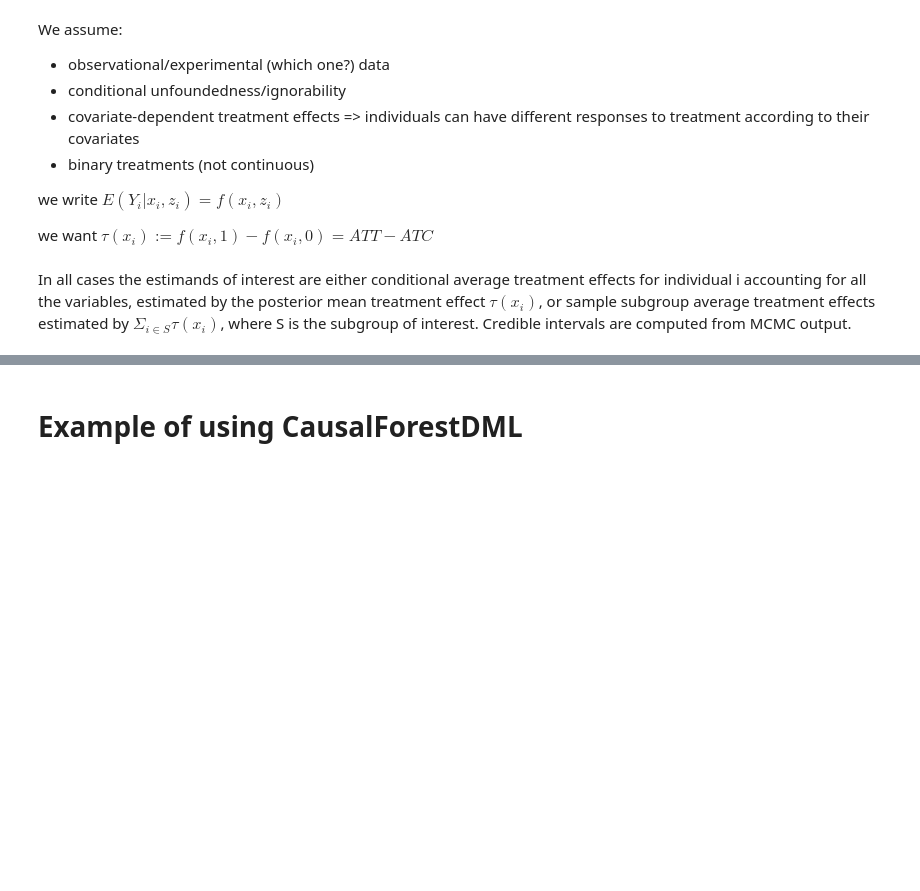
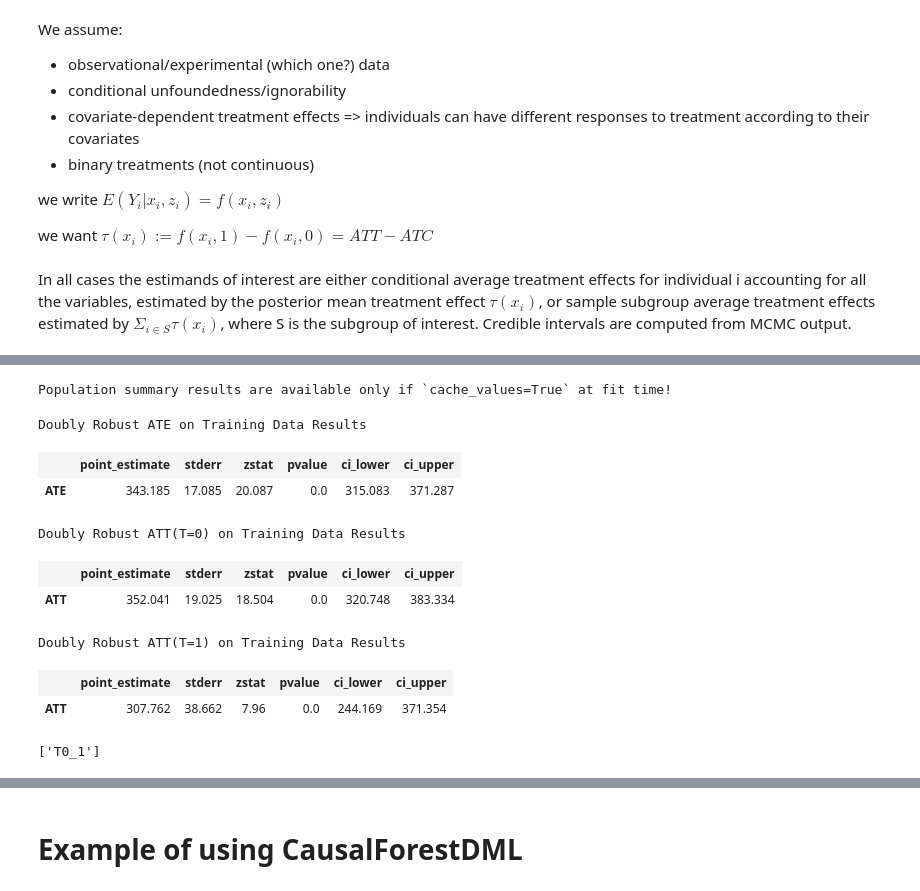
Before and after one commit to mbronckers/ecma_project, a Jupyter notebook: experiment.ipynb, the cells around one changed output, grey strips where cells are left out. Cells and saved outputs as stored; diff of their text form; code cells hidden in the pictures; blank space fills up the shorter version.

```diff
--- a/experiment.ipynb
+++ b/experiment.ipynb
@@ -205,3 +389,20 @@ array([19.46082832])
+# %%
+est.summary()
+# %% [output]
+Population summary results are available only if `cache_values=True` at fit time!
+Doubly Robust ATE on Training Data Results
+|  | point_estimate | stderr | zstat | pvalue | ci_lower | ci_upper |
+| ATE | 343.185 | 17.085 | 20.087 | 0.0 | 315.083 | 371.287 |
+Doubly Robust ATT(T=0) on Training Data Results
+|  | point_estimate | stderr | zstat | pvalue | ci_lower | ci_upper |
+| ATT | 352.041 | 19.025 | 18.504 | 0.0 | 320.748 | 383.334 |
+Doubly Robust ATT(T=1) on Training Data Results
+|  | point_estimate | stderr | zstat | pvalue | ci_lower | ci_upper |
+| ATT | 307.762 | 38.662 | 7.96 | 0.0 | 244.169 | 371.354 |
+# %%
+est.cate_treatment_names()
+# %% [output]
+['T0_1']
 # %%
 # Shapley values show covariate/feature w greatest importance on outcome,
 # helps identify subgroups
```
Also changed, not shown: parts of 24 cells of this notebook, 2 other files.
